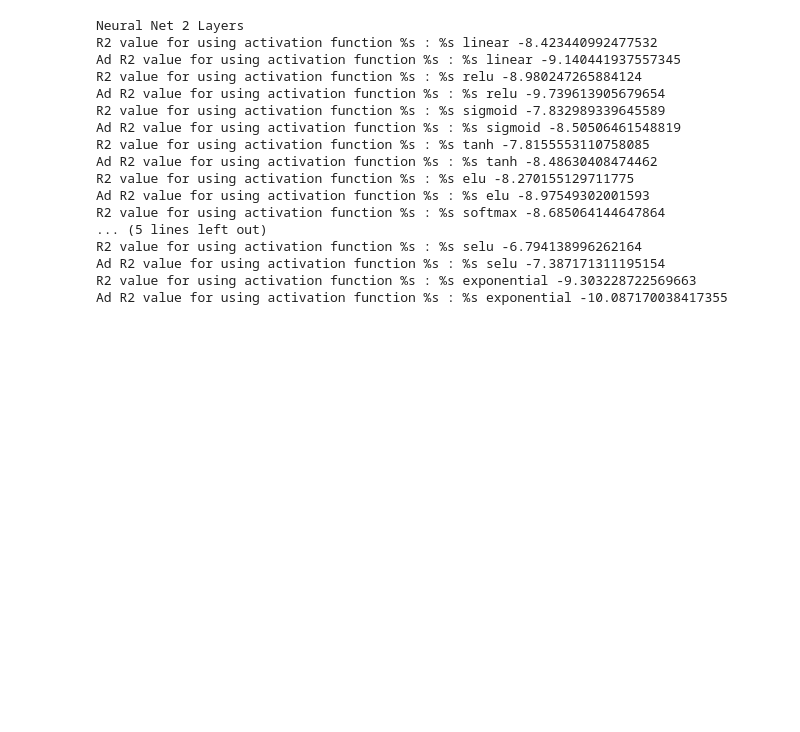
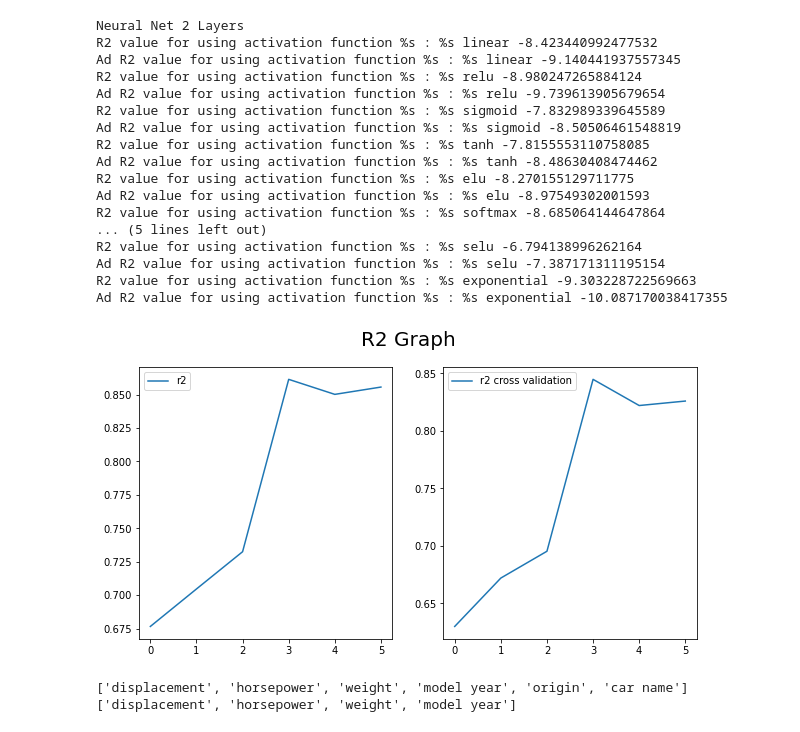
Before and after one commit to Bhavana5N/Datascience_1, a Jupyter notebook: DataScience2/python/autompg/Neural_autompg_2L.ipynb, the cells around one changed output. Drawn from its saved outputs; the diff is of its cells as text; code cells hidden in the pictures; blank space fills up the shorter version.

```diff
--- a/DataScience2/python/autompg/Neural_autompg_2L.ipynb
+++ b/DataScience2/python/autompg/Neural_autompg_2L.ipynb
@@ -177,9 +177,11 @@ Ad R2 value for using activation function %s : %s exponential -10.08717003841735
 r2_list = []
 r2_bar_list=[]
 r2_cv_list=[]
-col_list = [X[0]]
+col_list = []
+updated_cols=[]
 r_max=0
 for i in X[1:]:
+    col_list.append(i)
     model_cv = Sequential()
     model_cv.add(Dense(13, input_dim=len(col_list), activation='relu'))
     model_cv.add(Dense(1))
@@ -187,33 +189,38 @@ for i in X[1:]:
     X_train = preprocessing.scale(df_encode[col_list])
 
     history = model_cv.fit(X_train, df_encode[Y], epochs = 100, validation_split = 0.2,verbose = 0, batch_size=10)
     history_dict=history.history
     y_test_pred = model_cv.predict(X_train)
     r2=r2_score(df_encode[Y], y_test_pred)
     r2_cv_list.append(r2)
     model = Sequential()
     model.add(Dense(13, input_dim=len(col_list), activation='relu'))
     model.add(Dense(1))
     model.compile(optimizer='adam', loss='mae', metrics=['mae'])
     history = model.fit(X_train, df_encode[Y], epochs = 100, verbose = 0, batch_size=10)
     history_dict=history.history
     y_test_pred = model.predict(X_train)
     r2=r2_score(df_encode[Y], y_test_pred)
     if r2>r_max:
         r_max=r2
-        col_list.append(i)
+        updated_cols.append(i)
     r2_list.append(r2)
-    adjusted_r2 = calculate_adj_r2(r2, X_train.shape[0],len(col_list))
+    adjusted_r2 = calculate_adj_r2(r2, X_train.shape[1],len(col_list))
     r2_bar_list.append(adjusted_r2)
 plt.subplots(1,2,figsize=(10,5))
 plt.suptitle("R2 Graph", fontsize=20)
 plt.subplot(121)
 plt.plot( range(len(col_list)), r2_list,label="r2")
-plt.plot( range(len(col_list)), r2_bar_list,label="r2 bar")
+#plt.plot( range(len(col_list)), r2_bar_list,label="r2 bar")
 plt.legend()
 plt.subplot(122)
 plt.plot( range(len(col_list)), r2_cv_list,label="r2 cross validation")
 plt.legend()
 plt.show()
 
 print(col_list)
+print(updated_cols)
+# %% [output]
+[figure, added]
+['displacement', 'horsepower', 'weight', 'model year', 'origin', 'car name']
+['displacement', 'horsepower', 'weight', 'model year']
```
Also changed, not shown: parts of 1 cell of this notebook, 21 other files.
